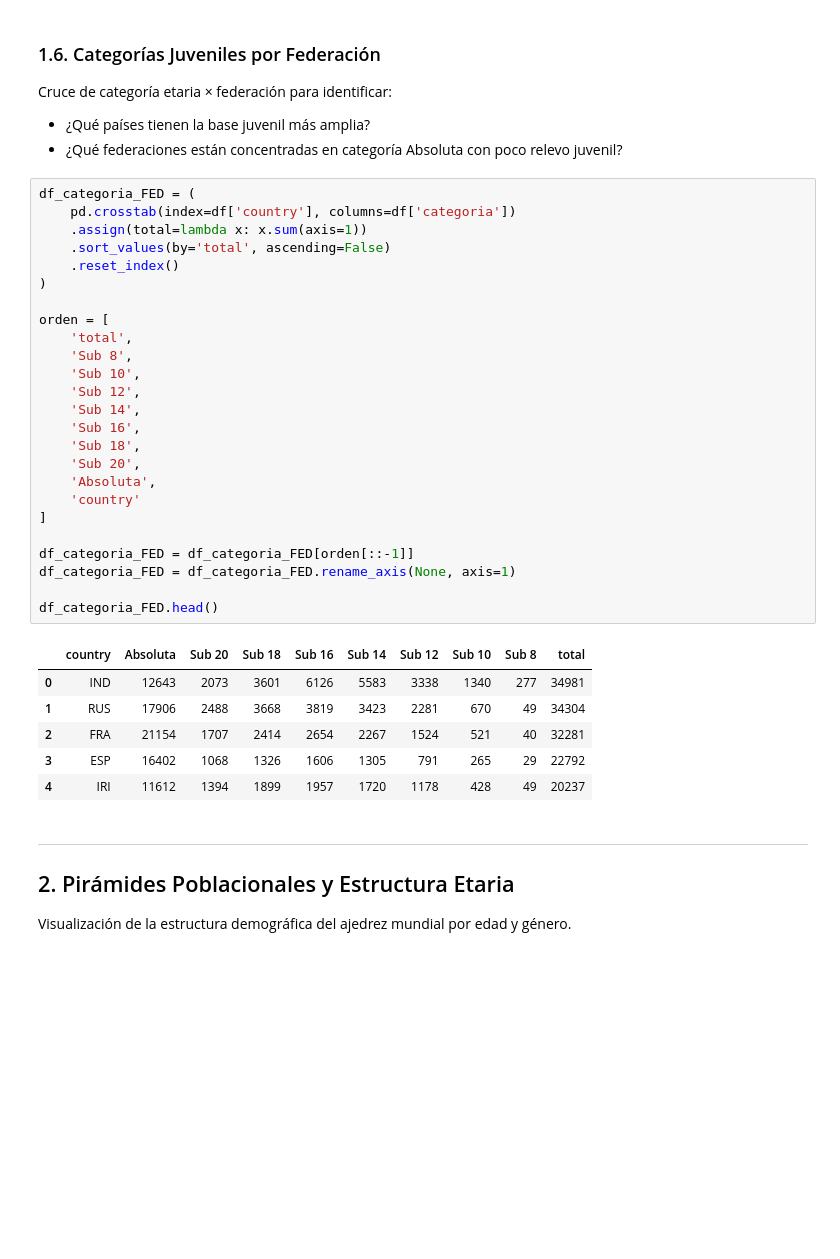
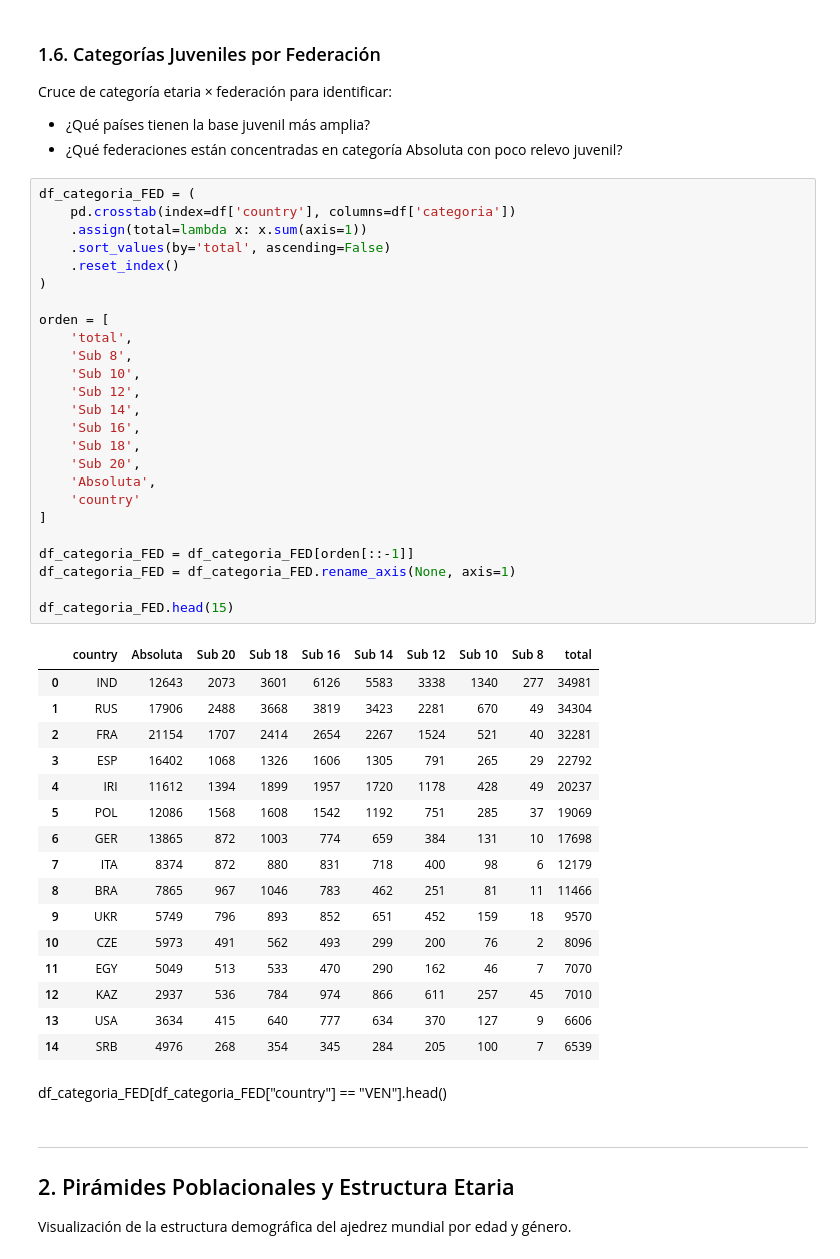
Before and after one commit to Entropy-v0/Kepler-ChessAnalytics, a Jupyter notebook: notebooks/02-demografia_edad_genero.ipynb, the cells around one changed output. Saved outputs shown, nothing was run; the diff lists cells and outputs as text; blank space fills up the shorter version.

```diff
--- a/notebooks/02-demografia_edad_genero.ipynb
+++ b/notebooks/02-demografia_edad_genero.ipynb
@@ -412,34 +401,47 @@ Cruce de categoría etaria × federación para identificar:
 df_categoria_FED = (
     pd.crosstab(index=df['country'], columns=df['categoria'])
     .assign(total=lambda x: x.sum(axis=1))
     .sort_values(by='total', ascending=False)
     .reset_index()
 )
 
 orden = [
     'total',
     'Sub 8',
     'Sub 10',
     'Sub 12',
     'Sub 14',
     'Sub 16',
     'Sub 18',
     'Sub 20',
     'Absoluta',
     'country'
 ]
 
 df_categoria_FED = df_categoria_FED[orden[::-1]]
 df_categoria_FED = df_categoria_FED.rename_axis(None, axis=1)
 
-df_categoria_FED.head()
+df_categoria_FED.head(15)
 # %% [output]
 |  | country | Absoluta | Sub 20 | Sub 18 | Sub 16 | Sub 14 | Sub 12 | Sub 10 | Sub 8 | total |
 | 0 | IND | 12643 | 2073 | 3601 | 6126 | 5583 | 3338 | 1340 | 277 | 34981 |
 | 1 | RUS | 17906 | 2488 | 3668 | 3819 | 3423 | 2281 | 670 | 49 | 34304 |
 | 2 | FRA | 21154 | 1707 | 2414 | 2654 | 2267 | 1524 | 521 | 40 | 32281 |
 | 3 | ESP | 16402 | 1068 | 1326 | 1606 | 1305 | 791 | 265 | 29 | 22792 |
 | 4 | IRI | 11612 | 1394 | 1899 | 1957 | 1720 | 1178 | 428 | 49 | 20237 |
+| 5 | POL | 12086 | 1568 | 1608 | 1542 | 1192 | 751 | 285 | 37 | 19069 |
+| 6 | GER | 13865 | 872 | 1003 | 774 | 659 | 384 | 131 | 10 | 17698 |
+| 7 | ITA | 8374 | 872 | 880 | 831 | 718 | 400 | 98 | 6 | 12179 |
+| 8 | BRA | 7865 | 967 | 1046 | 783 | 462 | 251 | 81 | 11 | 11466 |
+| 9 | UKR | 5749 | 796 | 893 | 852 | 651 | 452 | 159 | 18 | 9570 |
+| 10 | CZE | 5973 | 491 | 562 | 493 | 299 | 200 | 76 | 2 | 8096 |
+| 11 | EGY | 5049 | 513 | 533 | 470 | 290 | 162 | 46 | 7 | 7070 |
+| 12 | KAZ | 2937 | 536 | 784 | 974 | 866 | 611 | 257 | 45 | 7010 |
+| 13 | USA | 3634 | 415 | 640 | 777 | 634 | 370 | 127 | 9 | 6606 |
+| 14 | SRB | 4976 | 268 | 354 | 345 | 284 | 205 | 100 | 7 | 6539 |
+# %% [markdown]
+
+df_categoria_FED[df_categoria_FED["country"] == "VEN"].head()
 # %% [markdown]
 ---
 
```
Also changed, not shown: parts of 38 cells of this notebook, 8 other files.
